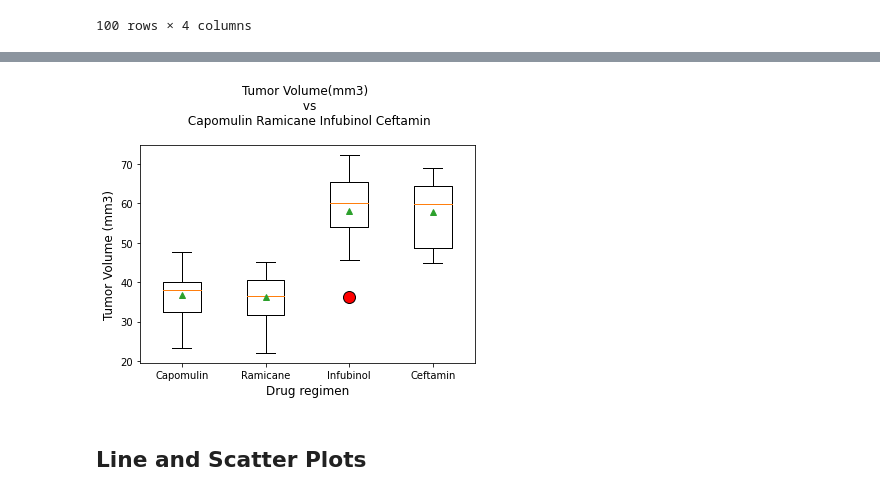
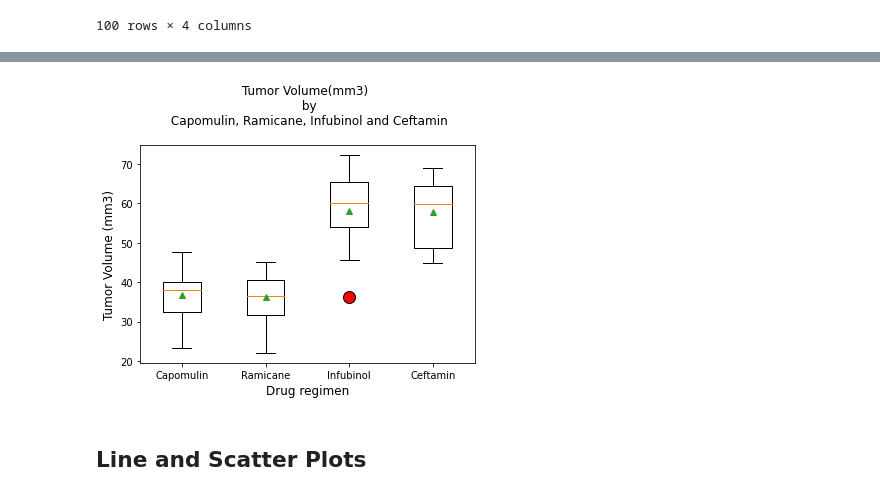
Before and after one commit to susanquiros/Matplotlib--The-Power-of-Plots, a Jupyter notebook: Pymaceuticals/pymaceuticals_starter.ipynb, the cells around one changed output, grey strips where cells are left out. Cells and saved outputs as stored; diff of their text form; code cells hidden in the pictures.

Commit message:
getting the line plot ready

```diff
--- a/Pymaceuticals/pymaceuticals_starter.ipynb
+++ b/Pymaceuticals/pymaceuticals_starter.ipynb
@@ -306,13 +307,13 @@ Number of outlier for Ceftamin is: 0
 # %%
 # Generate a box plot of the final tumor volume of each mouse across four regimens of interest
 fg1, plot = plt.subplots()
 makeup= dict(marker ='o', markerfacecolor= 'red', markersize = 12)
 plot.boxplot(fill_list, labels= drugs, flierprops= makeup, showmeans= True)
-plot.set_title('Tumor Volume(mm3) \n vs\n Capomulin Ramicane Infubinol Ceftamin\n', fontsize= 12)
+plot.set_title('Tumor Volume(mm3) \n by\n Capomulin, Ramicane, Infubinol and Ceftamin\n', fontsize= 12)
 plot.set_xlabel('Drug regimen', fontsize = 12)
 plot.set_ylabel('Tumor Volume (mm3)', fontsize= 12)
 plt.show()
 # %% [output]
-[figure, old version]
+[figure, new version]
 # %% [markdown]
 ## Line and Scatter Plots
```
Also changed, not shown: parts of 4 cells of this notebook.
